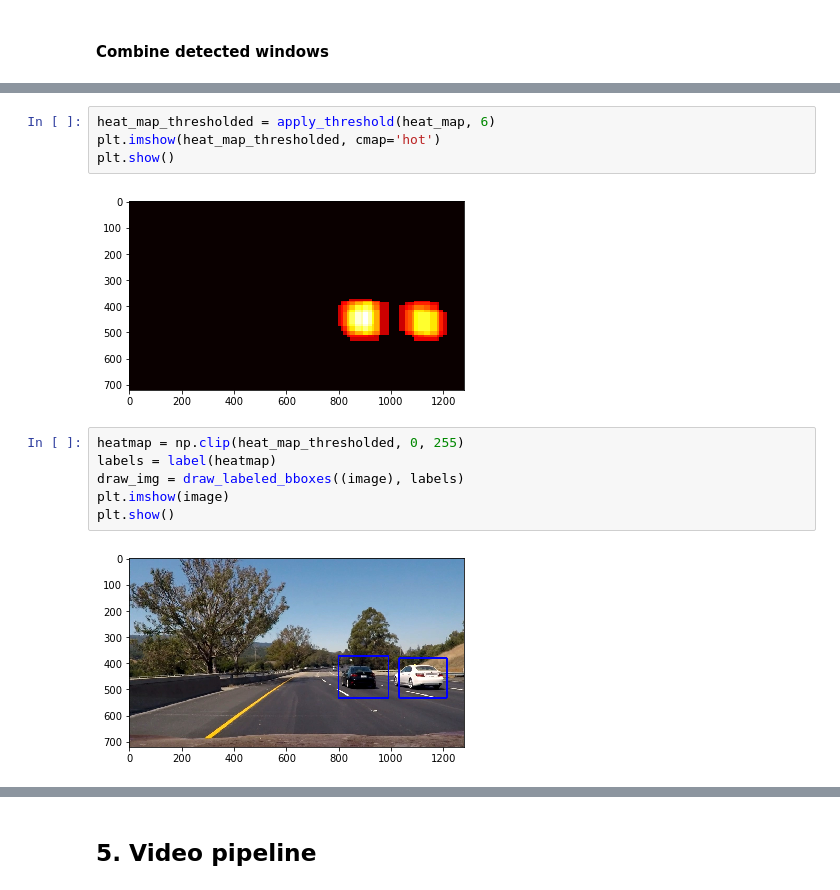
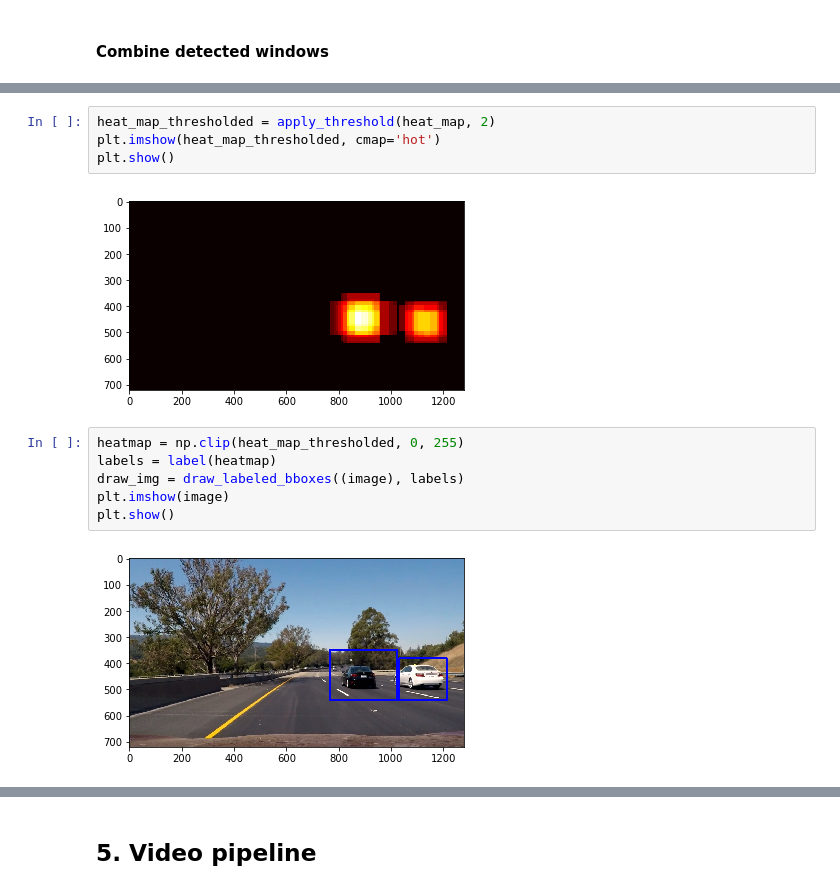
Before and after one commit to truongconghiep/CarND-Vehicle-Detection, a Jupyter notebook: CarND-Vehicle-Detection.ipynb, the cells around one changed output, grey strips where cells are left out. Drawn from its saved outputs; the diff is of its cells as text.

```diff
--- a/CarND-Vehicle-Detection.ipynb
+++ b/CarND-Vehicle-Detection.ipynb
@@ -249,9 +242,9 @@ plt.show()
 # %%
-heat_map_thresholded = apply_threshold(heat_map, 6)
+heat_map_thresholded = apply_threshold(heat_map, 2)
 plt.imshow(heat_map_thresholded, cmap='hot')
 plt.show()
 # %% [output]
-[figure, old version]
+[figure, new version]
 # %%
 heatmap = np.clip(heat_map_thresholded, 0, 255)
 labels = label(heatmap)
@@ -259,4 +252,4 @@ draw_img = draw_labeled_bboxes((image), labels)
 plt.imshow(image)
 plt.show()
 # %% [output]
-[figure, old version]
+[figure, new version]
```
Also changed, not shown: parts of 10 cells of this notebook, 8 other files.
